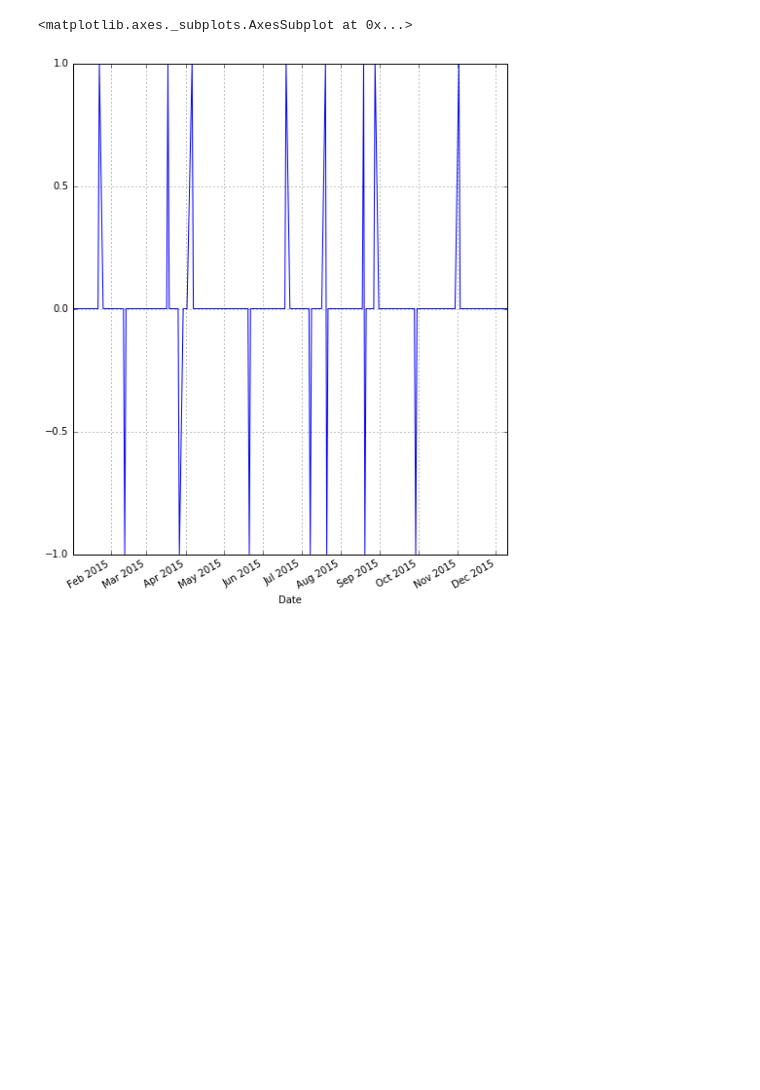
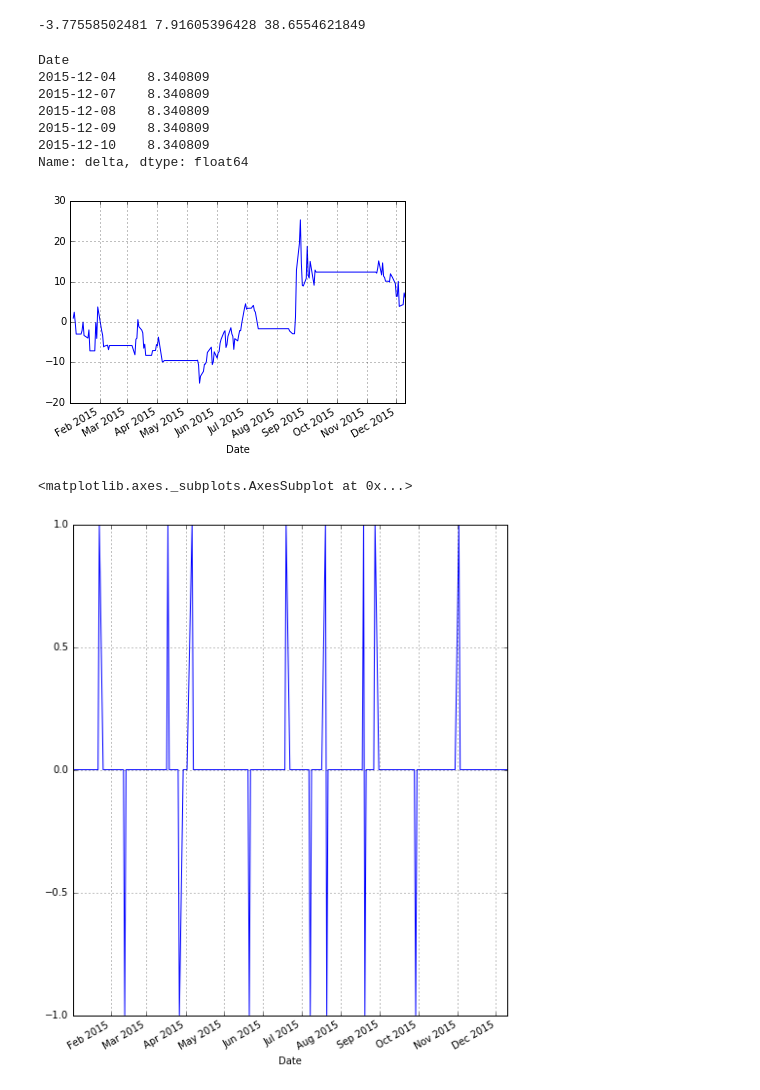
Before and after one commit to portfolioscout/py4fi, a Jupyter notebook: ipython/macdtest.ipynb, the cells around one changed output. Drawn from its saved outputs; the diff is of its cells as text; code cells hidden in the pictures; blank space fills up the shorter version.

```diff
--- a/ipython/macdtest.ipynb
+++ b/ipython/macdtest.ipynb
@@ -70,3 +69,17 @@ dt.head()
+# %%
+dcs=doCumsum(dt)
+dcumsum['delta'].plot(grid=True)
+dcs['delta'].tail()
+# %% [output]
+-3.77558502481 7.91605396428 38.6554621849
+Date
+2015-12-04    8.340809
+2015-12-07    8.340809
+2015-12-08    8.340809
+2015-12-09    8.340809
+2015-12-10    8.340809
+Name: delta, dtype: float64
+[figure, added]
 # %%
 dt['trade'].plot(figsize=(8, 10), grid=True)
 # %% [output]
```
Also changed, not shown: parts of 3 cells of this notebook.
